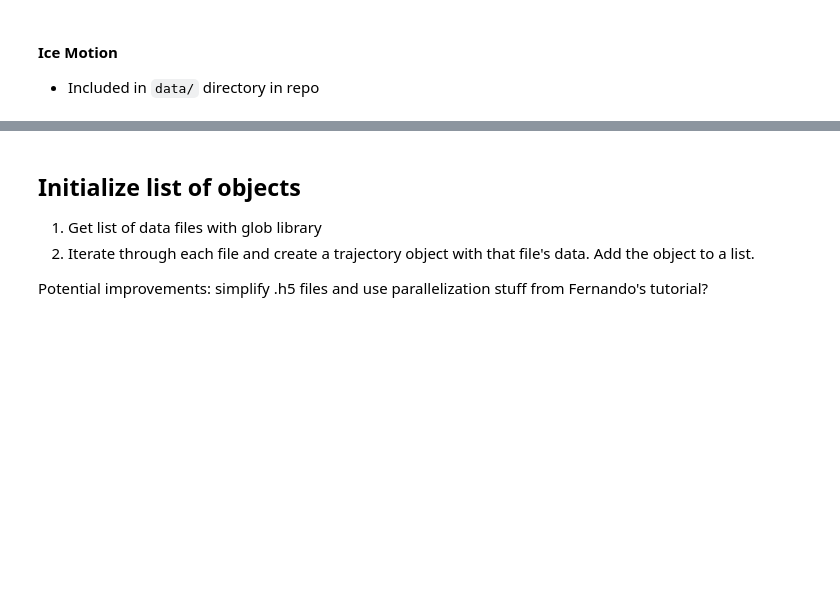
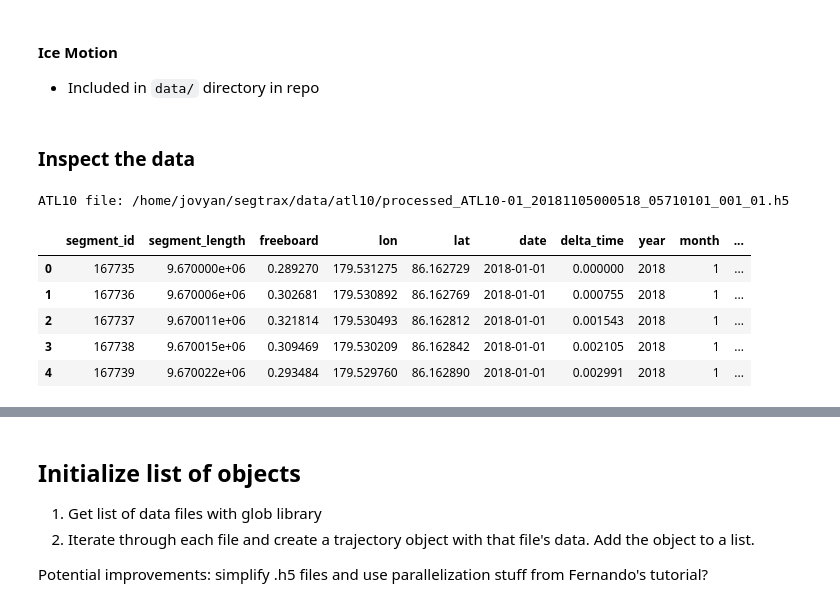
Before and after one commit to ICESAT-2HackWeek/segtrax, a Jupyter notebook: notebooks/segtrax.ipynb, the cells around one changed output, grey strips where cells are left out. Saved outputs shown, nothing was run; the diff lists cells and outputs as text; code cells hidden in the pictures; blank space fills up the shorter version.

```diff
--- a/notebooks/segtrax.ipynb
+++ b/notebooks/segtrax.ipynb
@@ -56,3 +53,18 @@ download: s3://pangeo-data-upload-oregon/icesat2/segtrax/Outputs.tar.gz to ../da
 # %% [markdown]
 #### Ice Motion
 - Included in `data/` directory in repo
+# %% [markdown]
+### Inspect the data
+# %%
+# Load data for one file
+f = '/home/jovyan/segtrax/data/atl10/processed_ATL10-01_20181105000518_05710101_001_01.h5'
+df = rd.getATL10(f, beam='gt1l')
+df.head(5)
+# %% [output]
+ATL10 file: /home/jovyan/segtrax/data/atl10/processed_ATL10-01_20181105000518_05710101_001_01.h5
+|  | segment_id | segment_length | freeboard | lon | lat | date | delta_time | year | month | ... |
+| 0 | 167735 | 9.670000e+06 | 0.289270 | 179.531275 | 86.162729 | 2018-01-01 | 0.000000 | 2018 | 1 | ... |
+| 1 | 167736 | 9.670006e+06 | 0.302681 | 179.530892 | 86.162769 | 2018-01-01 | 0.000755 | 2018 | 1 | ... |
+| 2 | 167737 | 9.670011e+06 | 0.321814 | 179.530493 | 86.162812 | 2018-01-01 | 0.001543 | 2018 | 1 | ... |
+| 3 | 167738 | 9.670015e+06 | 0.309469 | 179.530209 | 86.162842 | 2018-01-01 | 0.002105 | 2018 | 1 | ... |
+| 4 | 167739 | 9.670022e+06 | 0.293484 | 179.529760 | 86.162890 | 2018-01-01 | 0.002991 | 2018 | 1 | ... |
```
Also changed, not shown: parts of 10 cells of this notebook.
